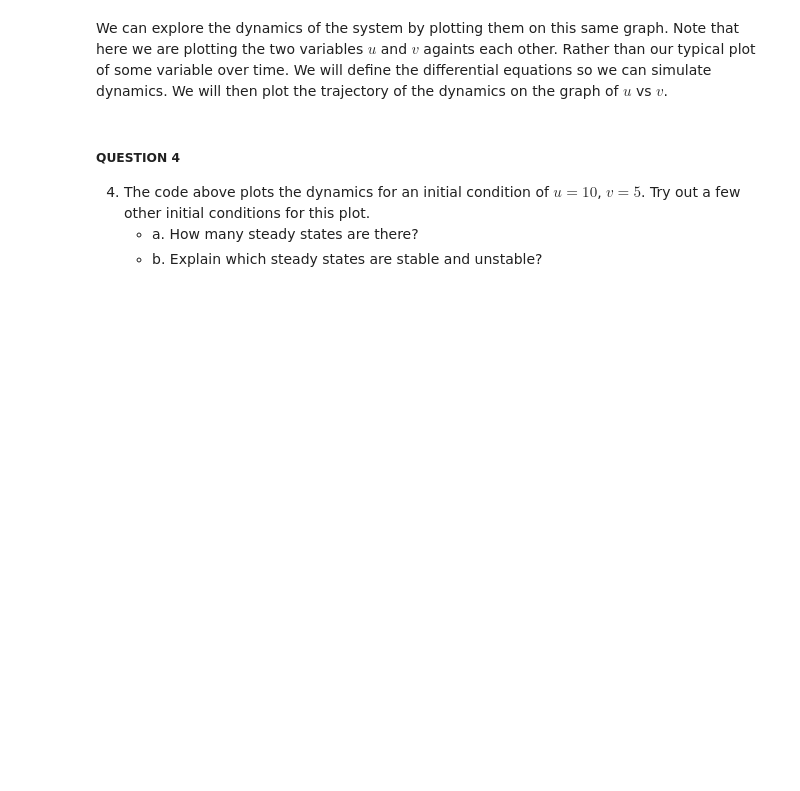
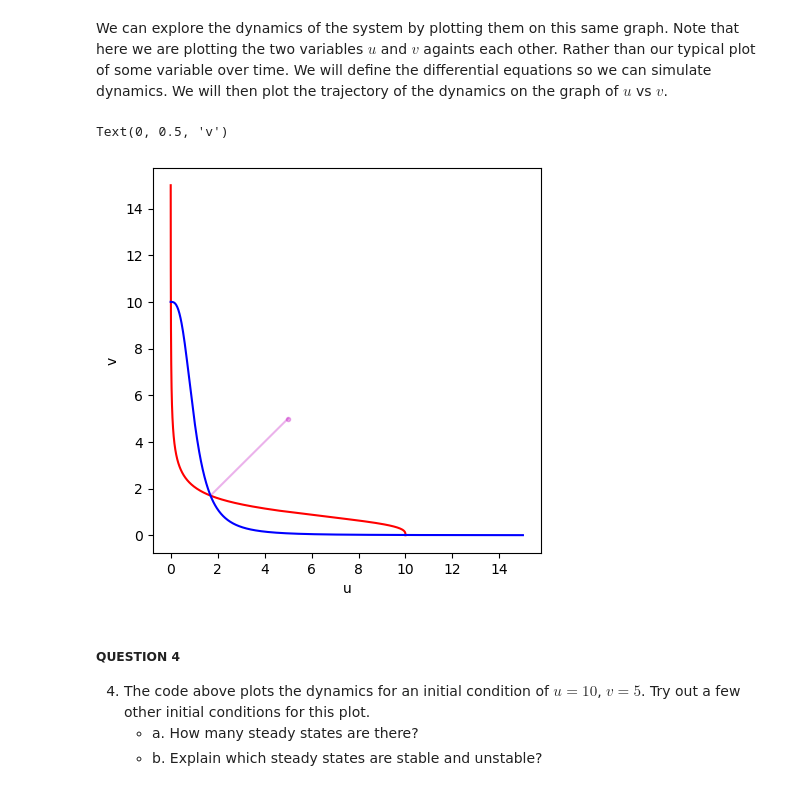
Before and after one commit to exu3/BME3340, a Jupyter notebook: L06/L06_Synthetic_Biology.ipynb, the cells around one changed output. Saved outputs shown, nothing was run; the diff lists cells and outputs as text; code cells hidden in the pictures; blank space fills up the shorter version.

```diff
--- a/L06/L06_Synthetic_Biology.ipynb
+++ b/L06/L06_Synthetic_Biology.ipynb
@@ -117,22 +144,25 @@ def TS_dynamics(t,y,alpha_1,alpha_2,beta,gamma):
 # %%
 [fig,axs] = plt.subplots(1,1,figsize=[5,5])
 
 # Simulate dynamics
 # Initial Conditions
-y0 = [10,5]
+y0 = [5,5] # [u = 10,v =5]
 # time span
 t = np.linspace(0,10,1000)
 tspan = [t[0],t[-1]]
 ode_sol = solve_ivp(lambda t,y:TS_dynamics(t,y,alpha_1,alpha_2,beta,gamma),tspan,y0,t_eval=t)
 # Plot dynamics
 axs.plot(ode_sol.y[0],ode_sol.y[1],'m',alpha=0.3)
 axs.plot(ode_sol.y[0][0],ode_sol.y[1][0],'m.',alpha=0.3) #starting point
 
 # Plot nullclines
 axs.plot(u,x,'r')
 axs.plot(x,v,'b')
 axs.set_xlabel('u')
 axs.set_ylabel('v')
+# %% [output]
+Text(0, 0.5, 'v')
+[figure, added]
 # %% [markdown]
 ##### QUESTION 4
 4. The code above plots the dynamics for an initial condition of $u=10$, $v=5$. Try out a few other initial conditions for this plot.
```
Also changed, not shown: parts of 4 cells of this notebook, 15 other files.
